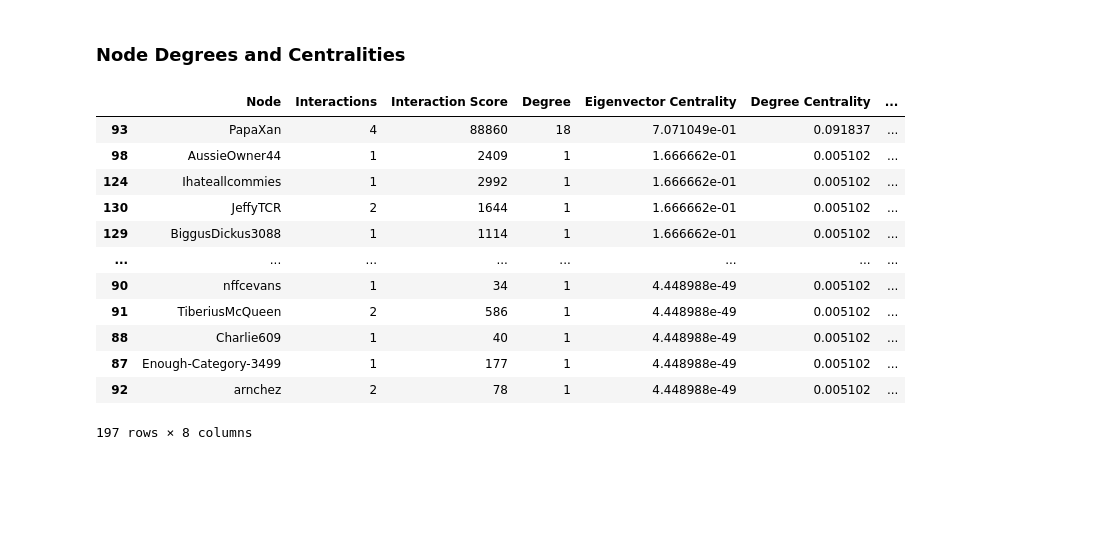
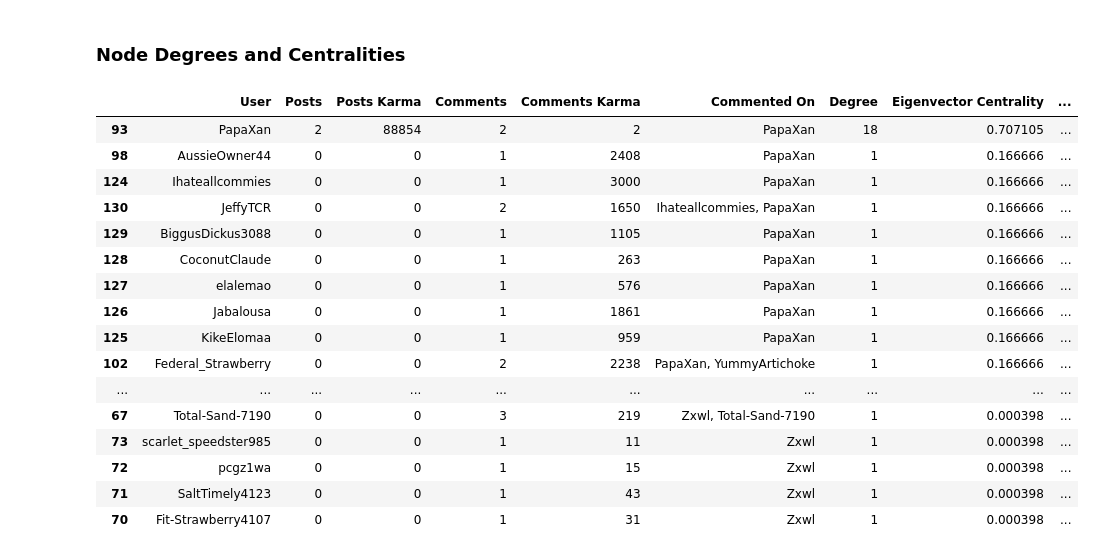
Before and after one commit to LaplaceXD/Linear_Algebra_CS3101N, a Jupyter notebook: Assignments/Spectral_Theory.ipynb, the cells around one changed output. Cells and saved outputs as stored; diff of their text form; code cells hidden in the pictures; blank space fills up the shorter version.

```diff
--- a/Assignments/Spectral_Theory.ipynb
+++ b/Assignments/Spectral_Theory.ipynb
@@ -236,23 +236,26 @@ for result_id in chain(gta_vi_search_results_in_gta_sub, gta_vi_hot_posts):
 
     if post.author is not None:
         if post.author not in gta_network.nodes:
-            gta_network.add_node(post.author, interactions=1, interactions_score=post.score)
+            gta_network.add_node(post.author, posts=1, posts_karma=post.score, comments=0, comments_karma=0, commented_on=set())
         else:
-            gta_network.nodes[post.author]["interactions"] += 1
-            gta_network.nodes[post.author]["interactions_score"] += post.score
+            gta_network.nodes[post.author]["posts"] += 1
+            gta_network.nodes[post.author]["posts_karma"] += post.score
 
     interactions = [(post.author, c) for c in post.comments.list()]
     for op, interaction in interactions:
         if isinstance(interaction, praw.models.MoreComments):
             continue
 
-        if interaction.author is not None:
+        if interaction.author is not None and op is not None:
             if interaction.author not in gta_network.nodes:
-                gta_network.add_node(interaction.author, interactions=1, interactions_score=interaction.score)
+                gta_network.add_node(interaction.author,
+                                     posts=0, posts_karma=0,
+                                     comments=1, comments_karma=interaction.score, commented_on=set([op]))
                 gta_network.add_edge(interaction.author, op)
             else:
-                gta_network.nodes[interaction.author]["interactions"] += 1
-                gta_network.nodes[interaction.author]["interactions_score"] += interaction.score
+                gta_network.nodes[interaction.author]["comments"] += 1
+                gta_network.nodes[interaction.author]["comments_karma"] += interaction.score
+                gta_network.nodes[interaction.author]["commented_on"].add(op)
 
         interactions.extend([(interaction.author, r) for r in interaction.replies.list()])
 
@@ -284,42 +287,49 @@ nx.draw(gta_network, pos, width=0.5, alpha=0.5,
 # %%
 deg = dict(gta_network.degree)
 eig_cn = nx.eigenvector_centrality(gta_network, max_iter=1000)
 deg_cn = nx.degree_centrality(gta_network)
 close_cn = nx.closeness_centrality(gta_network)
 btn_cn = nx.betweenness_centrality(gta_network)
 
 data = [[
    n.name,
-   gta_network.nodes[n]["interactions"],
-   gta_network.nodes[n]["interactions_score"],
+   gta_network.nodes[n]["posts"], gta_network.nodes[n]["posts_karma"],
+   gta_network.nodes[n]["comments"], gta_network.nodes[n]["comments_karma"], ", ".join(n.name for n in gta_network.nodes[n]["commented_on"]),
    deg[n], eig_cn[n], deg_cn[n], close_cn[n], btn_cn[n]
 ] for n in eig_cn]
 
 columns = [
-   "Node",
-   "Interactions",
-   "Interaction Score",
+   "User",
+   "Posts",
+   "Posts Karma",
+   "Comments",
+   "Comments Karma",
+   "Commented On",
    "Degree",
    "Eigenvector Centrality",
    "Degree Centrality",
    "Closeness Centrality",
    "Betweenness Centrality"
 ]
 
 centrality = pd.DataFrame(data, columns=columns)
-centrality.sort_values("Eigenvector Centrality", ascending=False)
+centrality.sort_values("Eigenvector Centrality", ascending=False).head(25)
 # %% [output]
-|  | Node | Interactions | Interaction Score | Degree | Eigenvector Centrality | Degree Centrality | ... |
-| 93 | PapaXan | 4 | 88860 | 18 | 7.071049e-01 | 0.091837 | ... |
-| 98 | AussieOwner44 | 1 | 2409 | 1 | 1.666662e-01 | 0.005102 | ... |
-| 124 | Ihateallcommies | 1 | 2992 | 1 | 1.666662e-01 | 0.005102 | ... |
-| 130 | JeffyTCR | 2 | 1644 | 1 | 1.666662e-01 | 0.005102 | ... |
-| 129 | BiggusDickus3088 | 1 | 1114 | 1 | 1.666662e-01 | 0.005102 | ... |
-| ... | ... | ... | ... | ... | ... | ... | ... |
-| 90 | nffcevans | 1 | 34 | 1 | 4.448988e-49 | 0.005102 | ... |
-| 91 | TiberiusMcQueen | 2 | 586 | 1 | 4.448988e-49 | 0.005102 | ... |
-| 88 | Charlie609 | 1 | 40 | 1 | 4.448988e-49 | 0.005102 | ... |
-| 87 | Enough-Category-3499 | 1 | 177 | 1 | 4.448988e-49 | 0.005102 | ... |
-| 92 | arnchez | 2 | 78 | 1 | 4.448988e-49 | 0.005102 | ... |
+|  | User | Posts | Posts Karma | Comments | Comments Karma | Commented On | Degree | Eigenvector Centrality | ... |
+| 93 | PapaXan | 2 | 88854 | 2 | 2 | PapaXan | 18 | 0.707105 | ... |
+| 98 | AussieOwner44 | 0 | 0 | 1 | 2408 | PapaXan | 1 | 0.166666 | ... |
+| 124 | Ihateallcommies | 0 | 0 | 1 | 3000 | PapaXan | 1 | 0.166666 | ... |
+| 130 | JeffyTCR | 0 | 0 | 2 | 1650 | Ihateallcommies, PapaXan | 1 | 0.166666 | ... |
+| 129 | BiggusDickus3088 | 0 | 0 | 1 | 1105 | PapaXan | 1 | 0.166666 | ... |
+| 128 | CoconutClaude | 0 | 0 | 1 | 263 | PapaXan | 1 | 0.166666 | ... |
+| 127 | elalemao | 0 | 0 | 1 | 576 | PapaXan | 1 | 0.166666 | ... |
+| 126 | Jabalousa | 0 | 0 | 1 | 1861 | PapaXan | 1 | 0.166666 | ... |
+| 125 | KikeElomaa | 0 | 0 | 1 | 959 | PapaXan | 1 | 0.166666 | ... |
+| 102 | Federal_Strawberry | 0 | 0 | 2 | 2238 | PapaXan, YummyArtichoke | 1 | 0.166666 | ... |
+| ... | ... | ... | ... | ... | ... | ... | ... | ... | ... |
+| 67 | Total-Sand-7190 | 0 | 0 | 3 | 219 | Zxwl, Total-Sand-7190 | 1 | 0.000398 | ... |
+| 73 | scarlet_speedster985 | 0 | 0 | 1 | 11 | Zxwl | 1 | 0.000398 | ... |
+| 72 | pcgz1wa | 0 | 0 | 1 | 15 | Zxwl | 1 | 0.000398 | ... |
+| 71 | SaltTimely4123 | 0 | 0 | 1 | 43 | Zxwl | 1 | 0.000398 | ... |
+| 70 | Fit-Strawberry4107 | 0 | 0 | 1 | 31 | Zxwl | 1 | 0.000398 | ... |
-197 rows × 8 columns
 # %%
```
Also changed, not shown: parts of 6 cells of this notebook.
